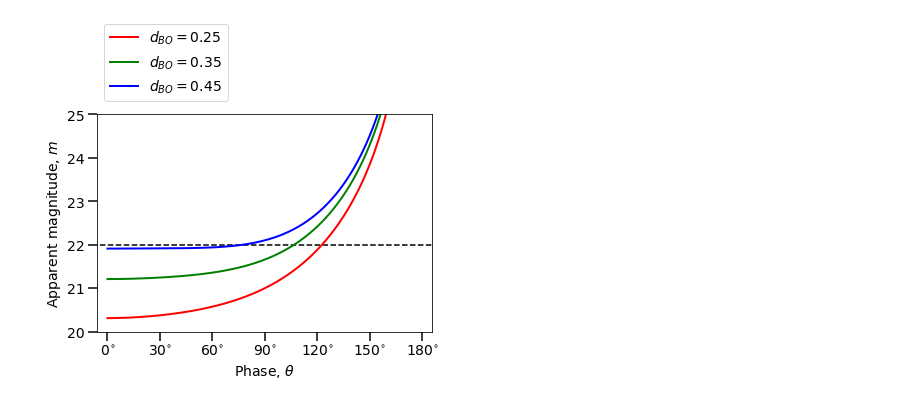
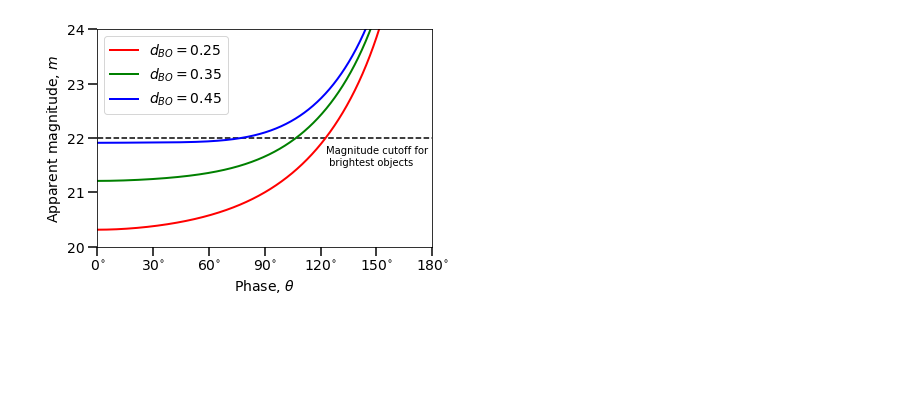
Before and after one commit to djhoover717/ISOAnalysis, a Jupyter notebook: misc_files/min_phase.ipynb, the cells around one changed output. Cells and saved outputs as stored; diff of their text form; code cells hidden in the pictures; blank space fills up the shorter version.

```diff
--- a/misc_files/min_phase.ipynb
+++ b/misc_files/min_phase.ipynb
@@ -26,21 +26,23 @@ x = np.linspace(0, pi, 1000)
 # %%
 plt.plot(x, m(x, dBO=0.25), lw=2., color='red', label=r'$d_{BO}=0.25$')
 plt.plot(x, m(x, dBO=0.35), lw=2., color='green', label=r'$d_{BO}=0.35$')
 plt.plot(x, m(x, dBO=0.45), lw=2., color='blue', label=r'$d_{BO}=0.45$')
 
 plt.hlines(22., -5, pi+5, linestyles='dashed', color='black')
 
+plt.text(2*pi/3+0.05, 21.5, 'Magnitude cutoff for \n brightest objects', color='black', fontsize=10)
+
 plt.xlabel('Phase, ' + r'$\theta$')
-plt.xlim(-0.1, pi+0.1)
+plt.xlim(0., pi)
 plt.xticks([0, pi/6, pi/3, pi/2, 2*pi/3, 5*pi/6, pi], [r'$0^{\circ}$', r'$30^{\circ}$', r'$60^{\circ}$', \
                                         r'$90^{\circ}$', r'$120^{\circ}$', r'$150^{\circ}$', r'$180^{\circ}$'])
 
 plt.ylabel('Apparent magnitude, $m$')
-plt.ylim(20, 25)
+plt.ylim(20, 24)
 
-plt.legend(bbox_to_anchor=(0., 1.45), loc='upper left')
+plt.legend(loc='upper left')
 
 plt.savefig('figures/ecliptic_proof.pdf', bbox_inches='tight', dpi=250)
 plt.show()
 # %% [output]
-[figure, old version]
+[figure, new version]
```
Also changed, not shown: 23 other files.
